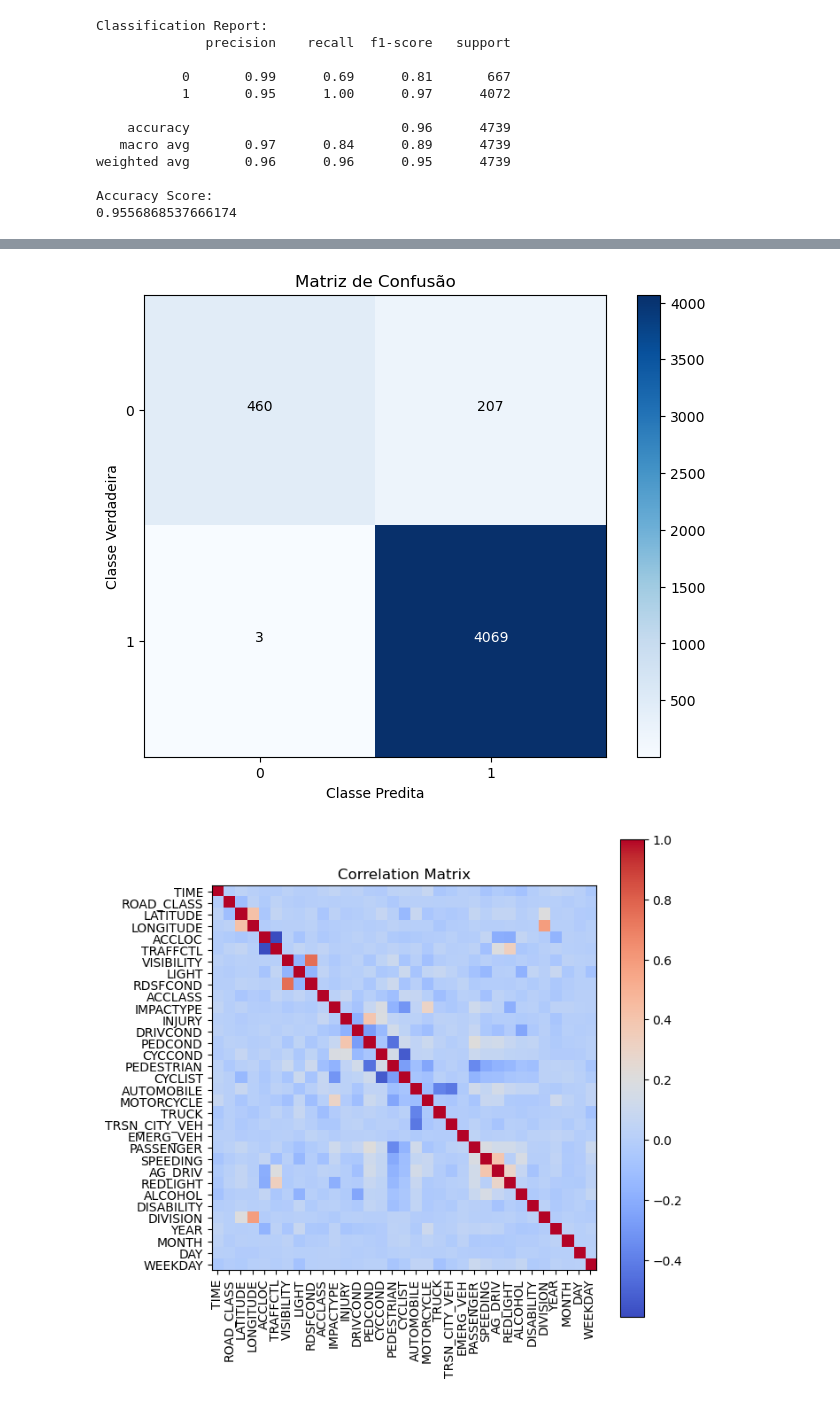
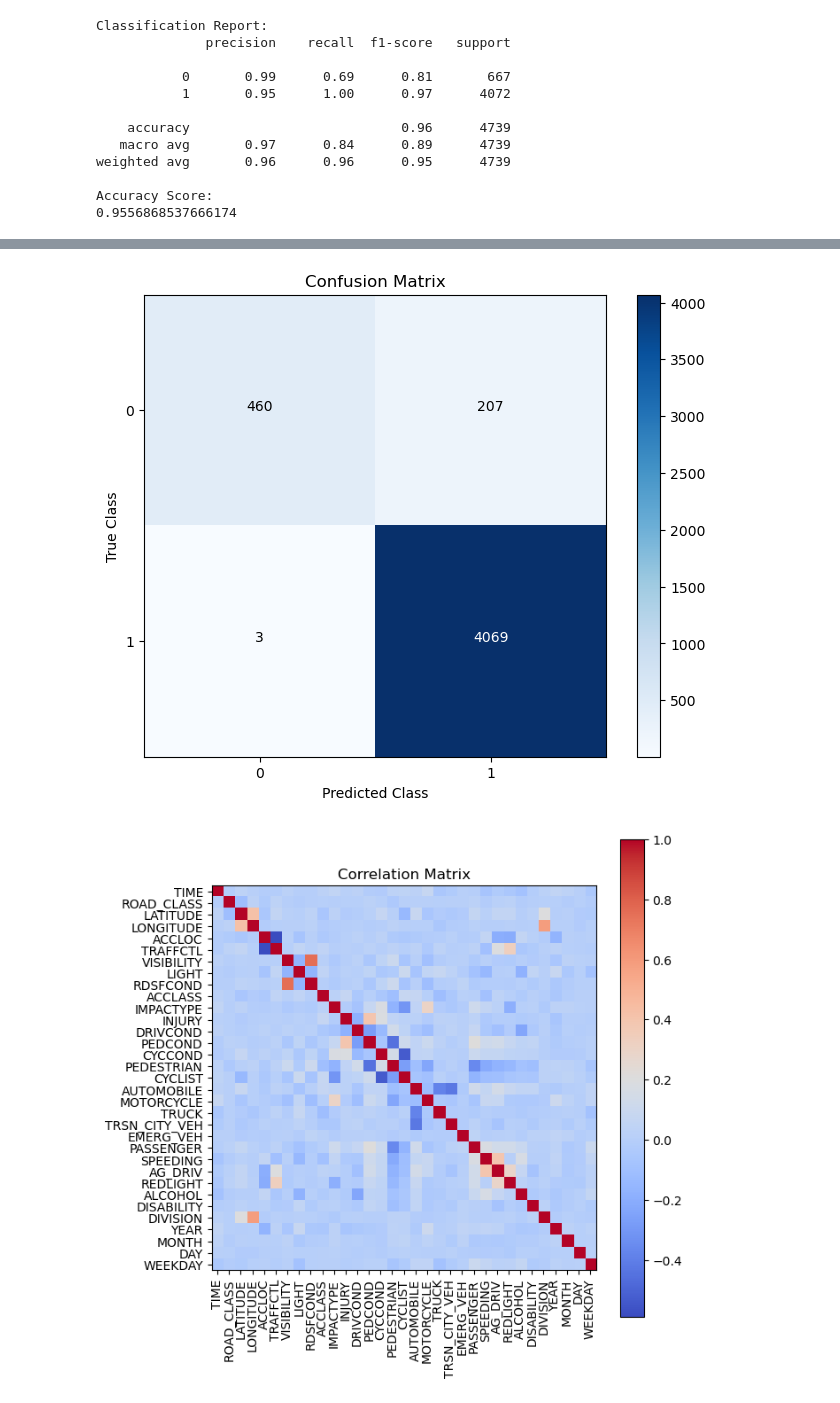
Before and after one commit to jdacenca/toronto-accident-prediction, a Jupyter notebook: Random_Forest/sample.ipynb, the cells around one changed output, grey strips where cells are left out. Cells and saved outputs as stored; diff of their text form; code cells hidden in the pictures.

```diff
--- a/Random_Forest/sample.ipynb
+++ b/Random_Forest/sample.ipynb
@@ -135,28 +150,26 @@ Accuracy Score:
 # %%
 from sklearn.metrics import confusion_matrix
 
-# Calcula a matriz de confusão
 cm = confusion_matrix(y_test, y_pred)
 
 plt.figure(figsize=(8, 6))
 plt.imshow(cm, interpolation='nearest', cmap=plt.cm.Blues)
-plt.title("Matriz de Confusão")
+plt.title("Confusion Matrix")
 plt.colorbar()
 tick_marks = range(len(set(y_test)))
 plt.xticks(tick_marks, tick_marks)
 plt.yticks(tick_marks, tick_marks)
 
-# Adiciona os valores em cada célula
 thresh = cm.max() / 2.
 for i in range(cm.shape[0]):
     for j in range(cm.shape[1]):
         plt.text(j, i, format(cm[i, j], 'd'),
                  horizontalalignment="center",
                  color="white" if cm[i, j] > thresh else "black")
 
-plt.ylabel('Classe Verdadeira')
-plt.xlabel('Classe Predita')
+plt.ylabel('True Class')
+plt.xlabel('Predicted Class')
 plt.show()
 # %% [output]
-[figure, old version]
+[figure, new version]
 # %%
```
Also changed, not shown: parts of 4 cells of this notebook, 1 other file.
